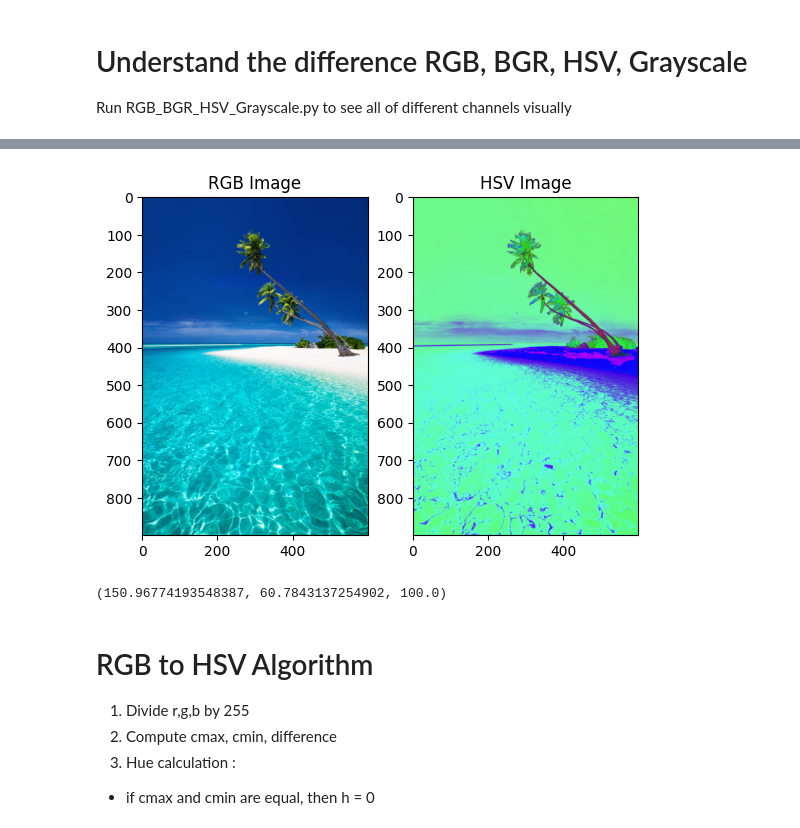
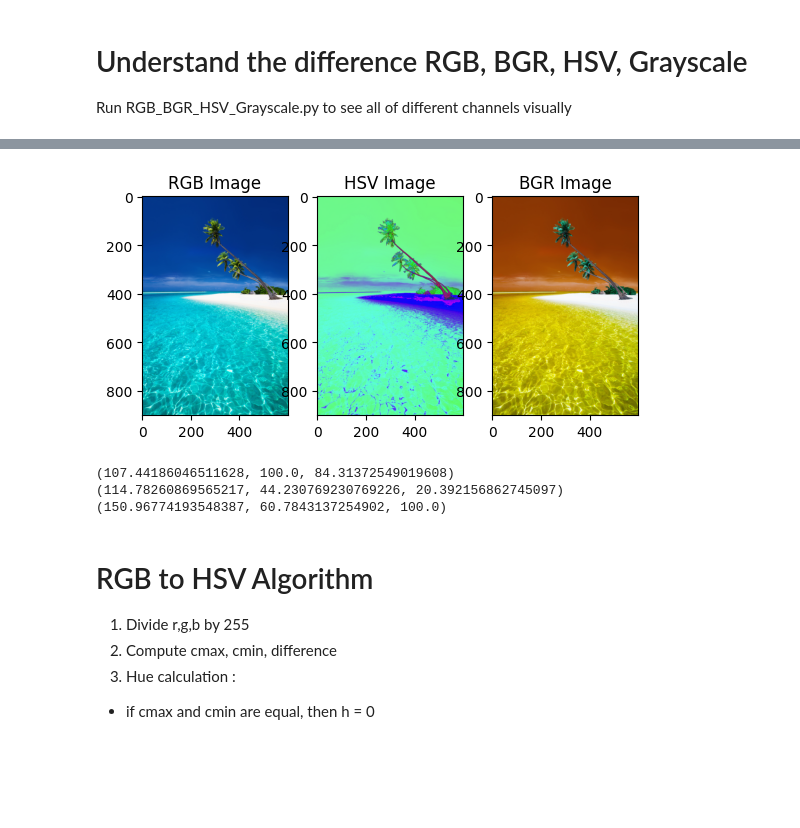
Before and after one commit to srikrishnasajjarao/CVKN, a Jupyter notebook: Resources/002_Intro_to_DL_and_IP_2/002-color_models.ipynb, the cells around one changed output, grey strips where cells are left out. Cells and saved outputs as stored; diff of their text form; code cells hidden in the pictures; blank space fills up the shorter version.

Commit message:
added BGR image

```diff
--- a/Resources/002_Intro_to_DL_and_IP_2/002-color_models.ipynb
+++ b/Resources/002_Intro_to_DL_and_IP_2/002-color_models.ipynb
@@ -18,26 +18,30 @@ HSV (Hue, Saturation, Value) is another color space that is more intuitive for h
 # %%
 import matplotlib.pyplot as plt
 
 # Load image in RGB
 image = cv2.imread('./data/beach-blue.jpg')
 image_rgb = cv2.cvtColor(image, cv2.COLOR_BGR2RGB)
 
 # Convert RGB to HSV
 image_hsv = cv2.cvtColor(image_rgb, cv2.COLOR_RGB2HSV)
 
-# Plot both RGB and HSV
+# Plot RGB, HSV and BGR
 # Nrow, Ncol, Index
-plt.subplot(1, 2, 1)
+plt.subplot(1, 3, 1)
 plt.imshow(image_rgb)
 plt.title('RGB Image')
 
-plt.subplot(1, 2, 2)
+plt.subplot(1, 3, 2)
 plt.imshow(image_hsv)
 plt.title('HSV Image')
 
+plt.subplot(1, 3, 3)
+plt.imshow(image)
+plt.title('BGR Image')
+
 plt.show()
 # %% [output]
-[figure, old version]
+[figure, new version]
 # %%
 def rgb_to_hsv(r, g, b):
 
@@ -78,11 +82,13 @@ def rgb_to_hsv(r, g, b):
 
 
 ''' Driver Code '''
-# print(rgb_to_hsv(45, 215, 0))
-# print(rgb_to_hsv(31, 52, 29))
+print(rgb_to_hsv(45, 215, 0))
+print(rgb_to_hsv(31, 52, 29))
 
 print(rgb_to_hsv(100, 255, 180))
 # %% [output]
+(107.44186046511628, 100.0, 84.31372549019608)
+(114.78260869565217, 44.230769230769226, 20.392156862745097)
 (150.96774193548387, 60.7843137254902, 100.0)
 # %% [markdown]
 # RGB to HSV Algorithm
```
